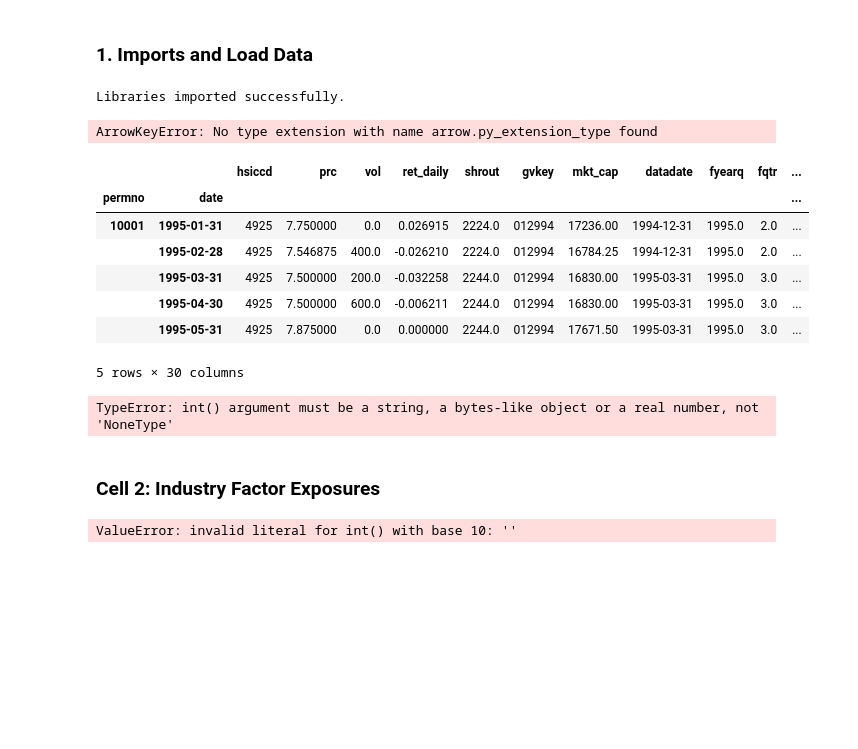
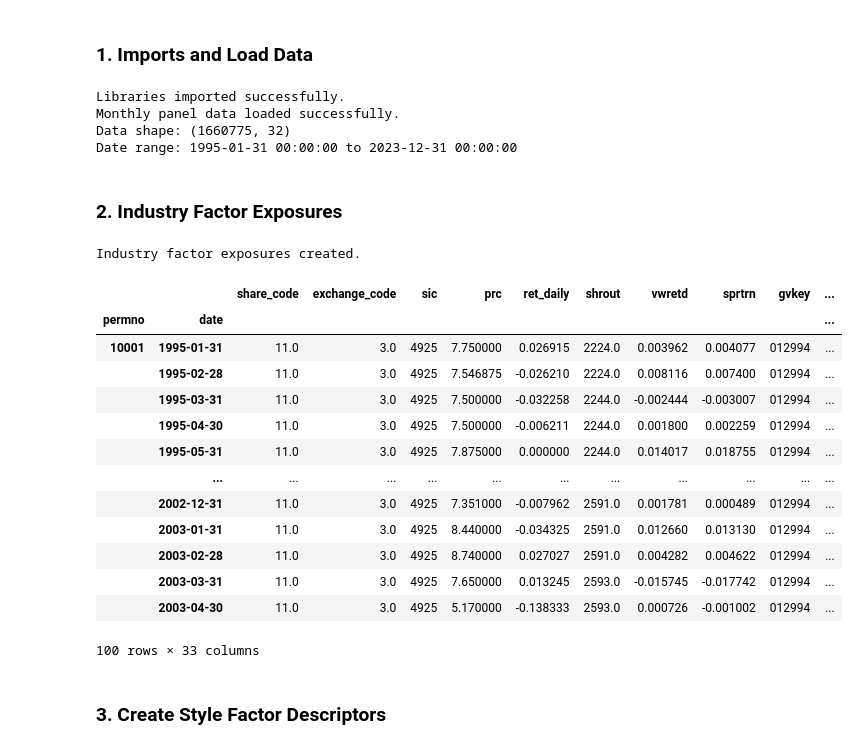
Before and after one commit to naderih/Quant-Factor-Investing-Framework, a Jupyter notebook: 02_Factor_Exposure_Creation.ipynb, the cells around one changed output. Drawn from its saved outputs; the diff is of its cells as text; code cells hidden in the pictures; blank space fills up the shorter version.

```diff
--- a/02_Factor_Exposure_Creation.ipynb
+++ b/02_Factor_Exposure_Creation.ipynb
@@ -68,7 +68,7 @@ df = pd.read_parquet(PANEL_DATA_FILE)
 # making sure permno and industry codes are stored as int
 df['permno'] = df['permno'].astype('int')
 # nullable int:
-df['hsiccd'] = df['hsiccd'].astype('Int64')
+df['sic'] = df['sic'].astype('Int64')
 
 # Setting a multi-index for efficiency
 df.reset_index(inplace=True)  # move index back to columns
@@ -80,24 +80,11 @@ print(f"Data shape: {df.shape}")
 print(f"Date range: {df.index.get_level_values('date').min()} to {df.index.get_level_values('date').max()}")
 # %% [output]
 Libraries imported successfully.
+Monthly panel data loaded successfully.
+Data shape: (1660775, 32)
+Date range: 1995-01-31 00:00:00 to 2023-12-31 00:00:00
-ArrowKeyError: No type extension with name arrow.py_extension_type found
-# %%
-df.head()
-# %% [output]
-|  |  | hsiccd | prc | vol | ret_daily | shrout | gvkey | mkt_cap | datadate | fyearq | fqtr | ... |
-| permno | date |  |  |  |  |  |  |  |  |  |  | ... |
-| 10001 | 1995-01-31 | 4925 | 7.750000 | 0.0 | 0.026915 | 2224.0 | 012994 | 17236.00 | 1994-12-31 | 1995.0 | 2.0 | ... |
-|  | 1995-02-28 | 4925 | 7.546875 | 400.0 | -0.026210 | 2224.0 | 012994 | 16784.25 | 1994-12-31 | 1995.0 | 2.0 | ... |
-|  | 1995-03-31 | 4925 | 7.500000 | 200.0 | -0.032258 | 2244.0 | 012994 | 16830.00 | 1995-03-31 | 1995.0 | 3.0 | ... |
-|  | 1995-04-30 | 4925 | 7.500000 | 600.0 | -0.006211 | 2244.0 | 012994 | 16830.00 | 1995-03-31 | 1995.0 | 3.0 | ... |
-|  | 1995-05-31 | 4925 | 7.875000 | 0.0 | 0.000000 | 2244.0 | 012994 | 17671.50 | 1995-03-31 | 1995.0 | 3.0 | ... |
-5 rows × 30 columns
-# %%
-df['sic'] = df['sic'].astype('int')
-# %% [output]
-TypeError: int() argument must be a string, a bytes-like object or a real number, not 'NoneType'
 # %% [markdown]
-### Cell 2: Industry Factor Exposures
+### 2. Industry Factor Exposures
 # %%
 # --- Create Industry Factor Exposures ---
 
@@ -145,4 +132,23 @@ industry_dummies = pd.get_dummies(df['industry'], prefix='Ind')
 # We'll join this back to our main DataFrame later.
 print("Industry factor exposures created.")
 # %% [output]
-ValueError: invalid literal for int() with base 10: ''
+Industry factor exposures created.
+# %%
+df.head(100)
+# %% [output]
+|  |  | share_code | exchange_code | sic | prc | ret_daily | shrout | vwretd | sprtrn | gvkey | ... |
+| permno | date |  |  |  |  |  |  |  |  |  | ... |
+| 10001 | 1995-01-31 | 11.0 | 3.0 | 4925 | 7.750000 | 0.026915 | 2224.0 | 0.003962 | 0.004077 | 012994 | ... |
+|  | 1995-02-28 | 11.0 | 3.0 | 4925 | 7.546875 | -0.026210 | 2224.0 | 0.008116 | 0.007400 | 012994 | ... |
+|  | 1995-03-31 | 11.0 | 3.0 | 4925 | 7.500000 | -0.032258 | 2244.0 | -0.002444 | -0.003007 | 012994 | ... |
+|  | 1995-04-30 | 11.0 | 3.0 | 4925 | 7.500000 | -0.006211 | 2244.0 | 0.001800 | 0.002259 | 012994 | ... |
+|  | 1995-05-31 | 11.0 | 3.0 | 4925 | 7.875000 | 0.000000 | 2244.0 | 0.014017 | 0.018755 | 012994 | ... |
+|  | ... | ... | ... | ... | ... | ... | ... | ... | ... | ... | ... |
+|  | 2002-12-31 | 11.0 | 3.0 | 4925 | 7.351000 | -0.007962 | 2591.0 | 0.001781 | 0.000489 | 012994 | ... |
+|  | 2003-01-31 | 11.0 | 3.0 | 4925 | 8.440000 | -0.034325 | 2591.0 | 0.012660 | 0.013130 | 012994 | ... |
+|  | 2003-02-28 | 11.0 | 3.0 | 4925 | 8.740000 | 0.027027 | 2591.0 | 0.004282 | 0.004622 | 012994 | ... |
+|  | 2003-03-31 | 11.0 | 3.0 | 4925 | 7.650000 | 0.013245 | 2593.0 | -0.015745 | -0.017742 | 012994 | ... |
+|  | 2003-04-30 | 11.0 | 3.0 | 4925 | 5.170000 | -0.138333 | 2593.0 | 0.000726 | -0.001002 | 012994 | ... |
+100 rows × 33 columns
+# %% [markdown]
+### 3. Create Style Factor Descriptors
```
Also changed, not shown: parts of 4 cells of this notebook.
